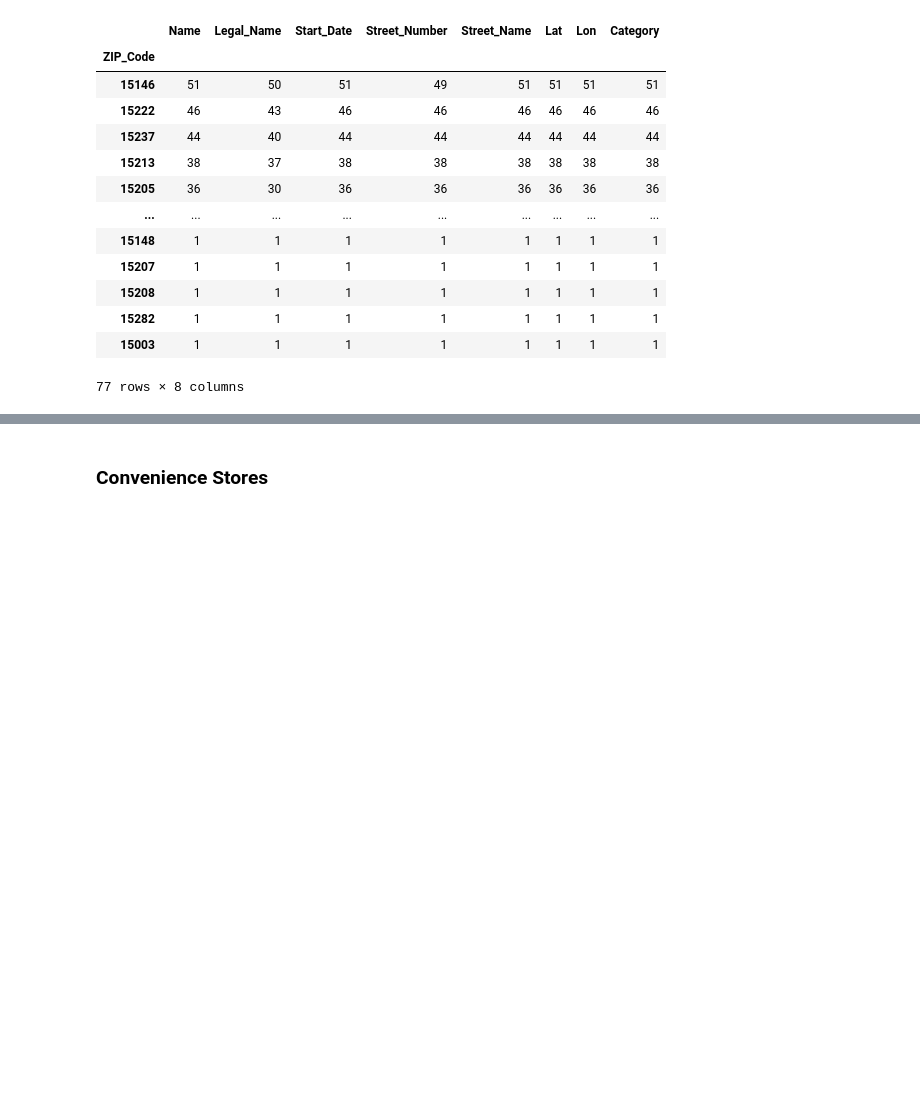
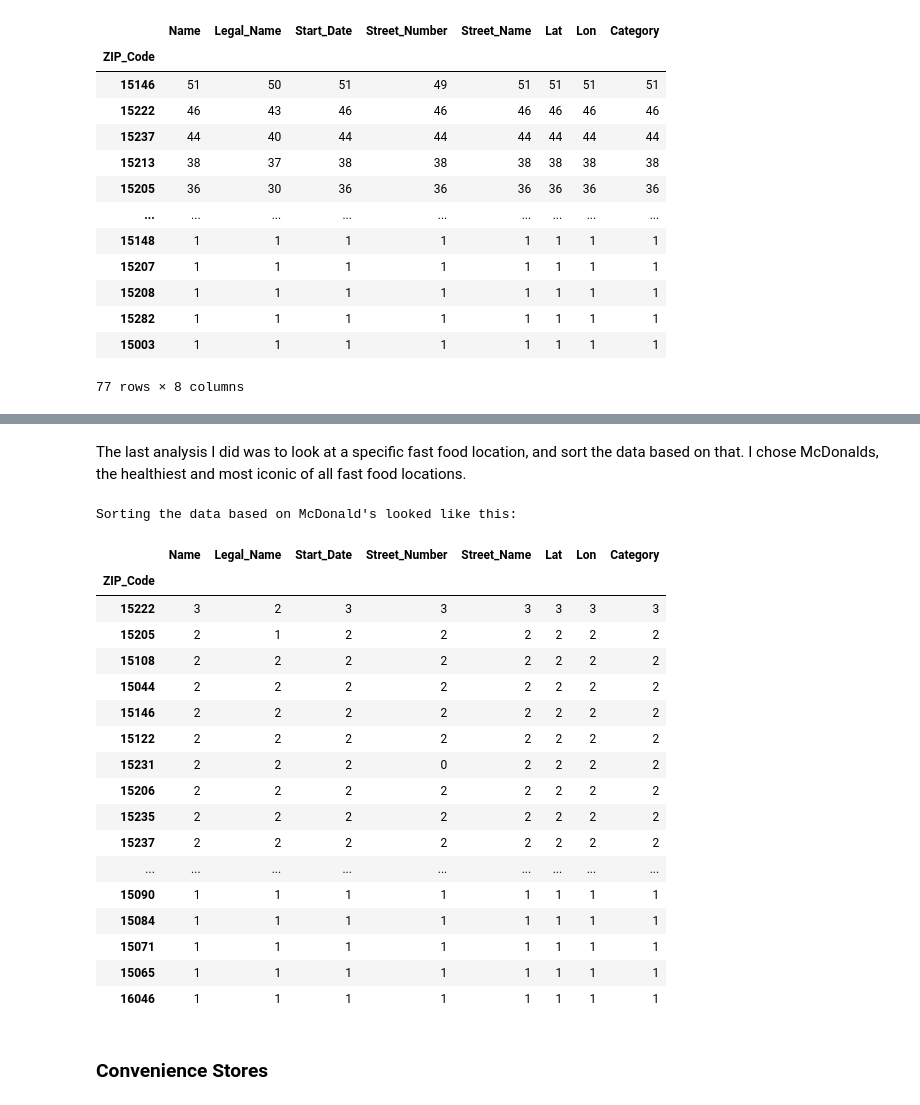
Before and after one commit to jasonkuehnle/Final-Project-Group-49, a Jupyter notebook: final_notebook.ipynb, the cells around one changed output, grey strips where cells are left out. Saved outputs shown, nothing was run; the diff lists cells and outputs as text; code cells hidden in the pictures; blank space fills up the shorter version.

```diff
--- a/final_notebook.ipynb
+++ b/final_notebook.ipynb
@@ -113,3 +133,30 @@ remove_invalid.head(15)
+# %% [markdown]
+The last analysis I did was to look at a specific fast food location, and sort the data based on that. I chose McDonalds, the healthiest and most iconic of all fast food locations.
+# %%
+print("Sorting the data based on McDonald's looked like this:")
+mcdonalds = fastfood[fastfood['Name'].str.contains("McDonald's", na = True)]
+sorted_mcdonalds = mcdonalds.groupby('ZIP_Code').count()
+sorted_mcdonalds.sort_values(by=['Name'], ascending = False)
+# %% [output]
+Sorting the data based on McDonald's looked like this:
+|  | Name | Legal_Name | Start_Date | Street_Number | Street_Name | Lat | Lon | Category |
+| ZIP_Code |  |  |  |  |  |  |  |  |
+| 15222 | 3 | 2 | 3 | 3 | 3 | 3 | 3 | 3 |
+| 15205 | 2 | 1 | 2 | 2 | 2 | 2 | 2 | 2 |
+| 15108 | 2 | 2 | 2 | 2 | 2 | 2 | 2 | 2 |
+| 15044 | 2 | 2 | 2 | 2 | 2 | 2 | 2 | 2 |
+| 15146 | 2 | 2 | 2 | 2 | 2 | 2 | 2 | 2 |
+| 15122 | 2 | 2 | 2 | 2 | 2 | 2 | 2 | 2 |
+| 15231 | 2 | 2 | 2 | 0 | 2 | 2 | 2 | 2 |
+| 15206 | 2 | 2 | 2 | 2 | 2 | 2 | 2 | 2 |
+| 15235 | 2 | 2 | 2 | 2 | 2 | 2 | 2 | 2 |
+| 15237 | 2 | 2 | 2 | 2 | 2 | 2 | 2 | 2 |
+| ... | ... | ... | ... | ... | ... | ... | ... | ... |
+| 15090 | 1 | 1 | 1 | 1 | 1 | 1 | 1 | 1 |
+| 15084 | 1 | 1 | 1 | 1 | 1 | 1 | 1 | 1 |
+| 15071 | 1 | 1 | 1 | 1 | 1 | 1 | 1 | 1 |
+| 15065 | 1 | 1 | 1 | 1 | 1 | 1 | 1 | 1 |
+| 16046 | 1 | 1 | 1 | 1 | 1 | 1 | 1 | 1 |
 # %% [markdown]
 ### Convenience Stores
 # %%
```
Also changed, not shown: parts of 9 cells of this notebook.
